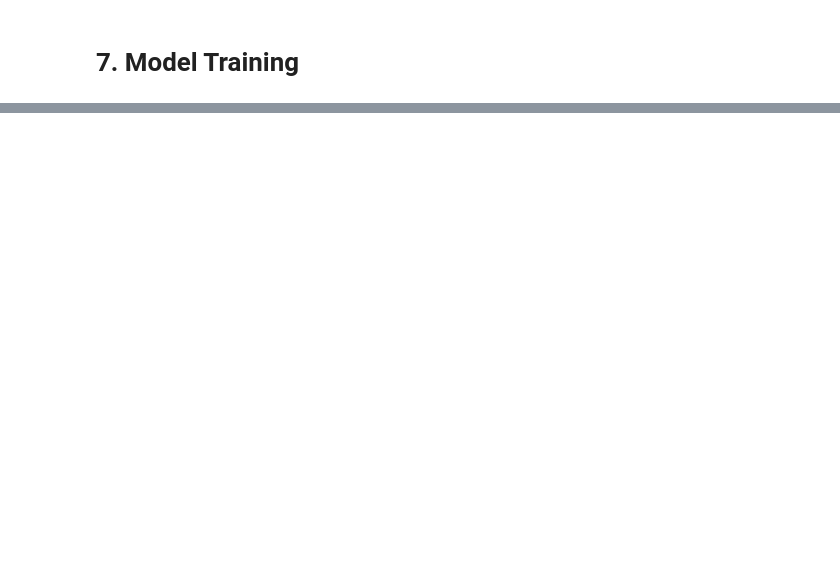
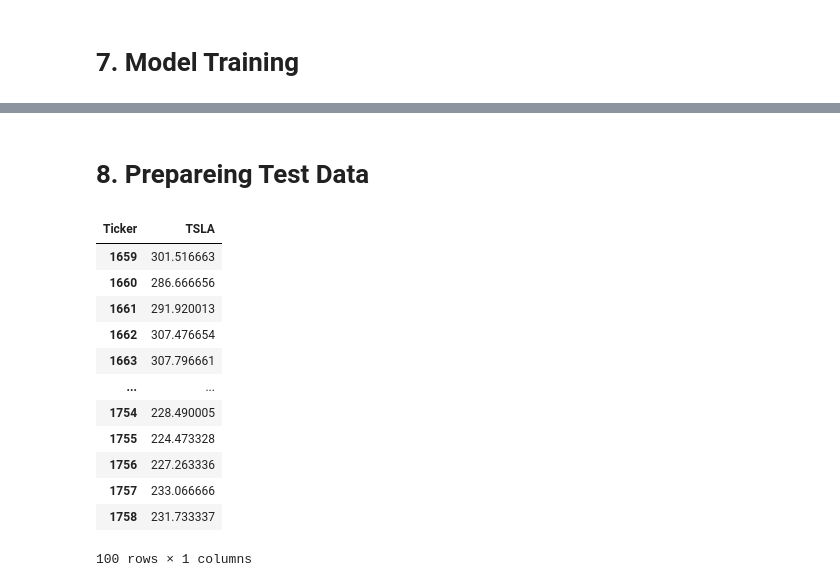
Before and after one commit to Ujjwal5705/Stock-Prediction-Portal, a Jupyter notebook: Resources/Stock_Prediction_Using_LSTM.ipynb, the cells around one changed output, grey strips where cells are left out. Saved outputs shown, nothing was run; the diff lists cells and outputs as text; code cells hidden in the pictures; blank space fills up the shorter version.

Commit message:
Preparing Test Data

```diff
--- a/Resources/Stock_Prediction_Using_LSTM.ipynb
+++ b/Resources/Stock_Prediction_Using_LSTM.ipynb
@@ -304,3 +310,23 @@ Model: "sequential_1"
 # %%
 # Save the trained model
 model.save('stock_prediction_model.keras')
+# %% [markdown]
+# 8. Prepareing Test Data
+# %%
+past_100_days = training_df.tail(100)
+# %%
+past_100_days
+# %% [output]
+| Ticker | TSLA |
+| 1659 | 301.516663 |
+| 1660 | 286.666656 |
+| 1661 | 291.920013 |
+| 1662 | 307.476654 |
+| 1663 | 307.796661 |
+| ... | ... |
+| 1754 | 228.490005 |
+| 1755 | 224.473328 |
+| 1756 | 227.263336 |
+| 1757 | 233.066666 |
+| 1758 | 231.733337 |
+100 rows × 1 columns
```
Also changed, not shown: parts of 7 cells of this notebook, 1 other file.
